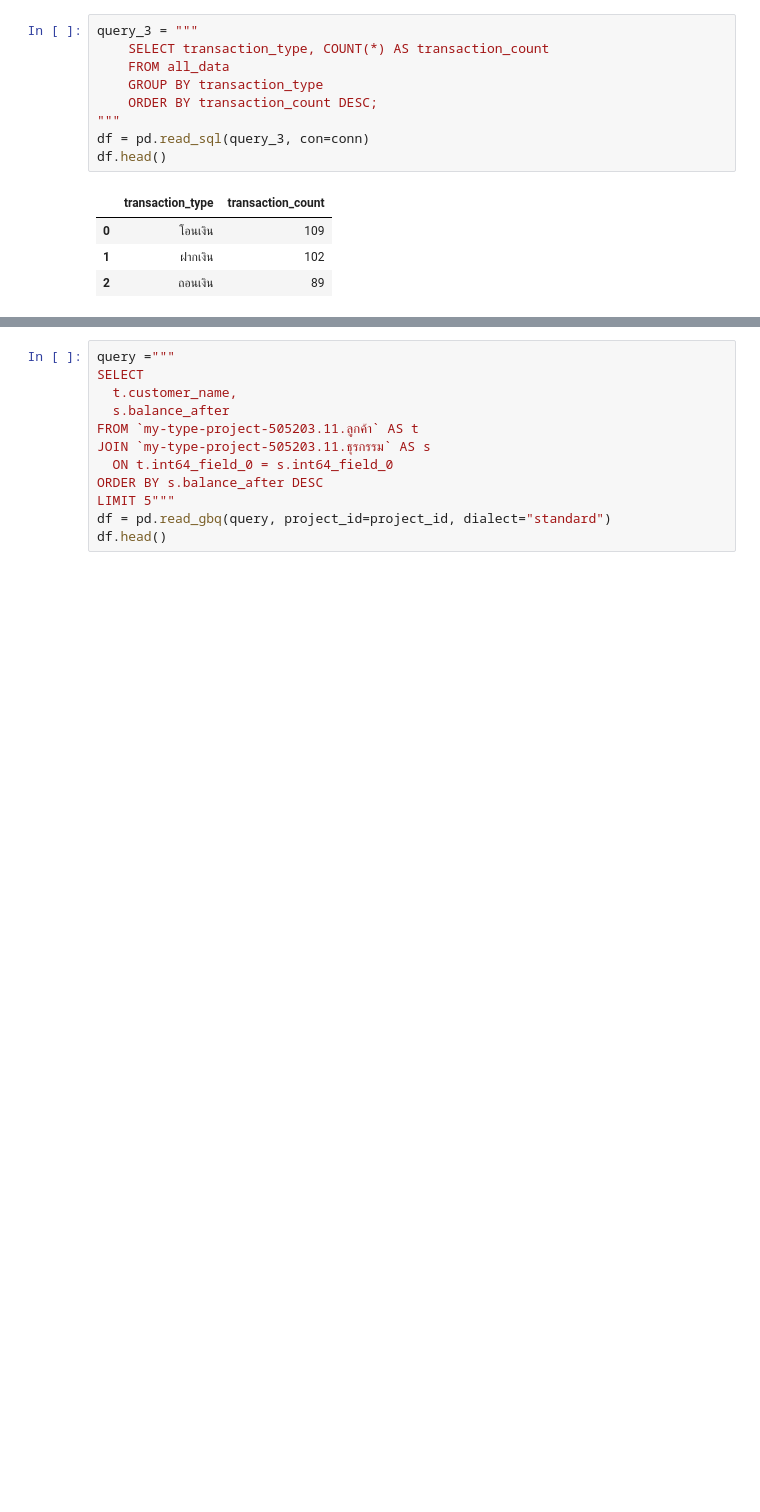
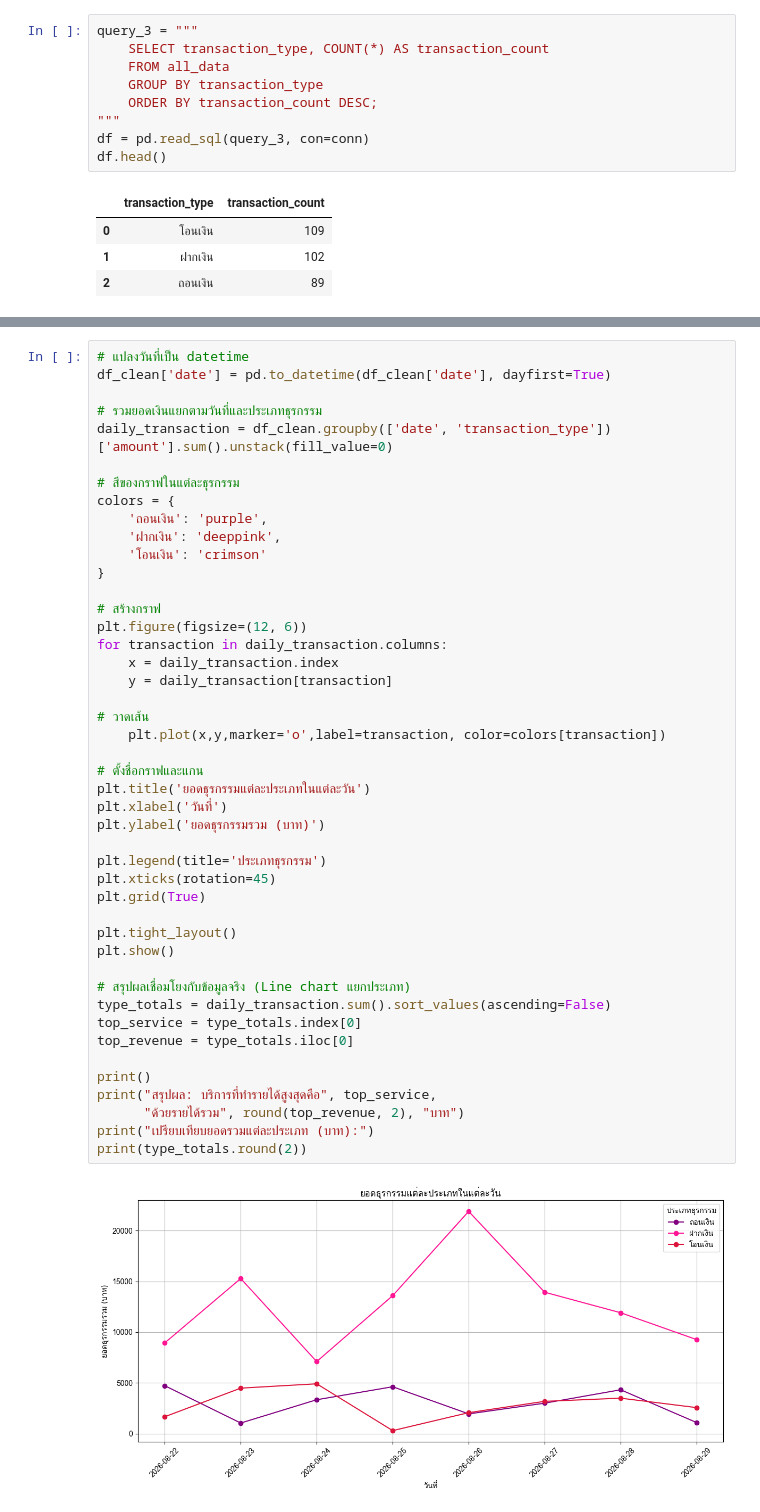
Before and after one commit to natchanant-arch/Project_Savings_Cooperative, a Jupyter notebook: FINAL_PRO.ipynb, the cells around one changed output, grey strips where cells are left out. Saved outputs shown, nothing was run; the diff lists cells and outputs as text; blank space fills up the shorter version.

```diff
--- a/FINAL_PRO.ipynb
+++ b/FINAL_PRO.ipynb
@@ -978,12 +1054,47 @@ df.head()
-# %%
-query ="""
-SELECT
-  t.customer_name,
-  s.balance_after
-FROM `my-type-project-505203.11.ลูกค้า` AS t
-JOIN `my-type-project-505203.11.ธุรกรรม` AS s
-  ON t.int64_field_0 = s.int64_field_0
-ORDER BY s.balance_after DESC
-LIMIT 5"""
-df = pd.read_gbq(query, project_id=project_id, dialect="standard")
-df.head()
+# %%
+# แปลงวันที่เป็น datetime
+df_clean['date'] = pd.to_datetime(df_clean['date'], dayfirst=True)
+
+# รวมยอดเงินแยกตามวันที่และประเภทธุรกรรม
+daily_transaction = df_clean.groupby(['date', 'transaction_type'])['amount'].sum().unstack(fill_value=0)
+
+# สีของกราฟในแต่ละธุรกรรม
+colors = {
+    'ถอนเงิน': 'purple',
+    'ฝากเงิน': 'deeppink',
+    'โอนเงิน': 'crimson'
+}
+
+# สร้างกราฟ
+plt.figure(figsize=(12, 6))
+for transaction in daily_transaction.columns:
+    x = daily_transaction.index
+    y = daily_transaction[transaction]
+
+# วาดเส้น
+    plt.plot(x,y,marker='o',label=transaction, color=colors[transaction])
+
+# ตั้งชื่อกราฟและแกน
+plt.title('ยอดธุรกรรมแต่ละประเภทในแต่ละวัน')
+plt.xlabel('วันที่')
+plt.ylabel('ยอดธุรกรรมรวม (บาท)')
+
+plt.legend(title='ประเภทธุรกรรม')
+plt.xticks(rotation=45)
+plt.grid(True)
+
+plt.tight_layout()
+plt.show()
+
+# สรุปผลเชื่อมโยงกับข้อมูลจริง (Line chart แยกประเภท)
+type_totals = daily_transaction.sum().sort_values(ascending=False)
+top_service = type_totals.index[0]
+top_revenue = type_totals.iloc[0]
+
+print()
+print("สรุปผล: บริการที่ทำรายได้สูงสุดคือ", top_service,
+      "ด้วยรายได้รวม", round(top_revenue, 2), "บาท")
+print("เปรียบเทียบยอดรวมแต่ละประเภท (บาท):")
+print(type_totals.round(2))
+# %% [output]
+[figure, added]
```
Also changed, not shown: parts of 21 cells of this notebook.
